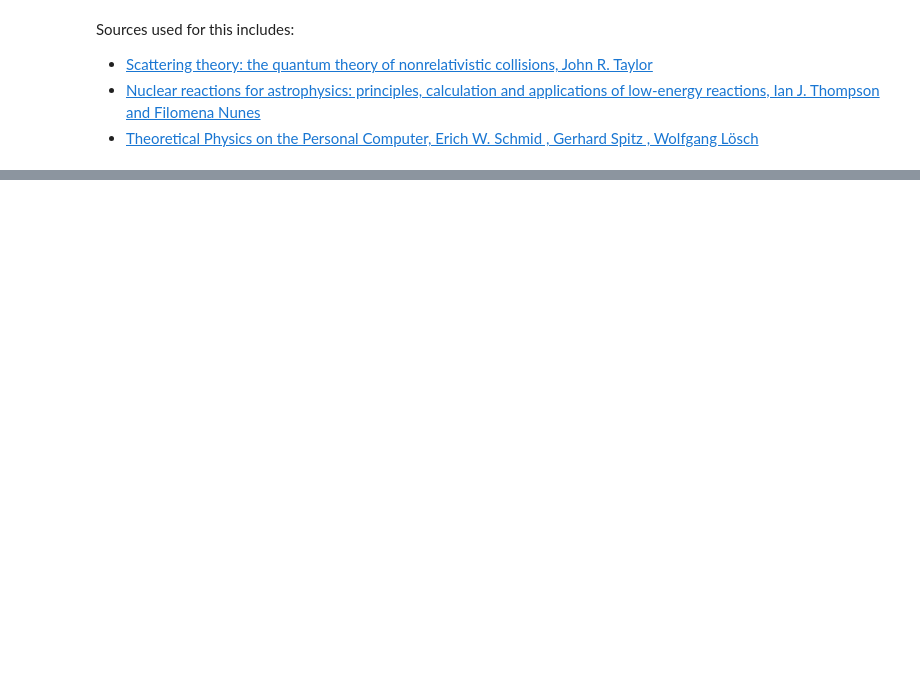
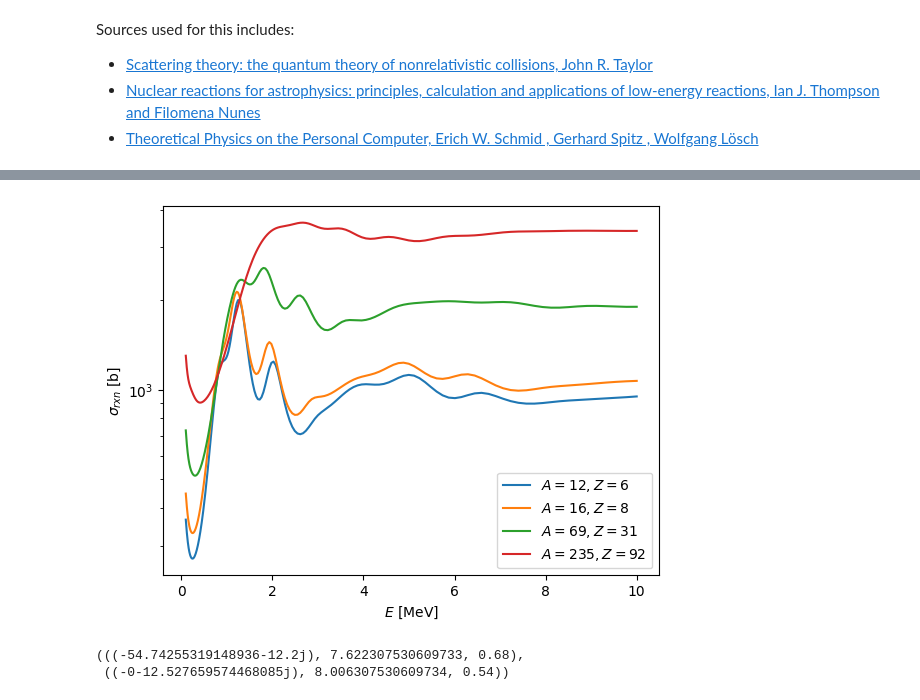
Before and after one commit to beykyle/computational-nuclear-reactions, a Jupyter notebook: 441_EC_numerical_scattering_solutions.ipynb, the cells around one changed output, grey strips where cells are left out. Cells and saved outputs as stored; diff of their text form; code cells hidden in the pictures; blank space fills up the shorter version.

```diff
--- a/441_EC_numerical_scattering_solutions.ipynb
+++ b/441_EC_numerical_scattering_solutions.ipynb
@@ -1269,0 +1300,15 @@ Sources used for this includes:
+# %%
+for i, (A,Z) in enumerate(isotopes):
+  plt.plot(egrid, sigrxn[:, i], label=r"$A = {:d}, Z = {:d}$".format(A, Z))
+plt.xlabel(r"$E$ [MeV]")
+plt.ylabel(r"$\sigma_{rxn}$ [b]")
+plt.yscale("log")
+plt.legend()
+plt.show()
+# %% [output]
+[figure, added]
+# %%
+calculate_params(235,92)
+# %% [output]
+(((-54.74255319148936-12.2j), 7.622307530609733, 0.68),
+ ((-0-12.527659574468085j), 8.006307530609734, 0.54))
```
Also changed, not shown: parts of 10 cells of this notebook.
